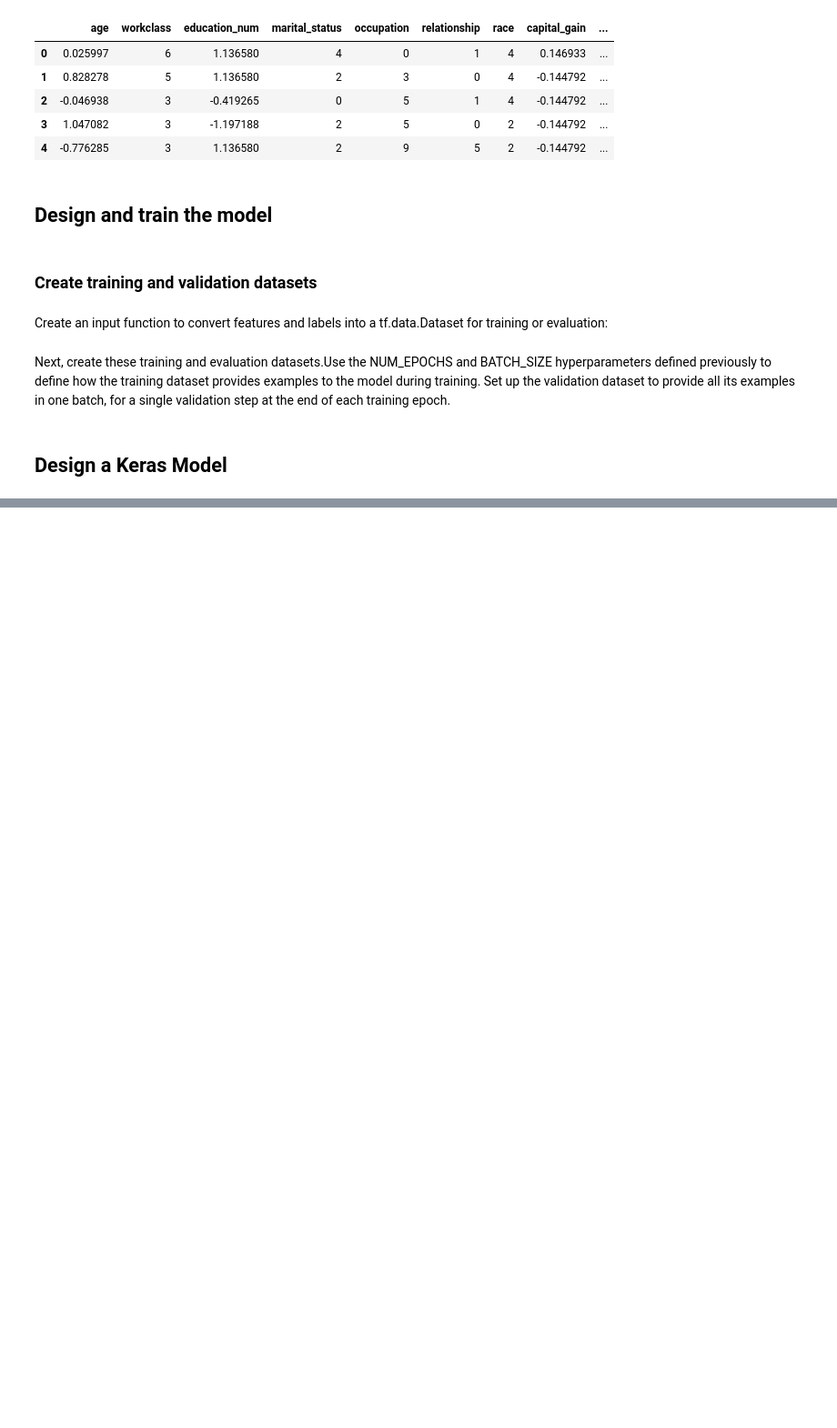
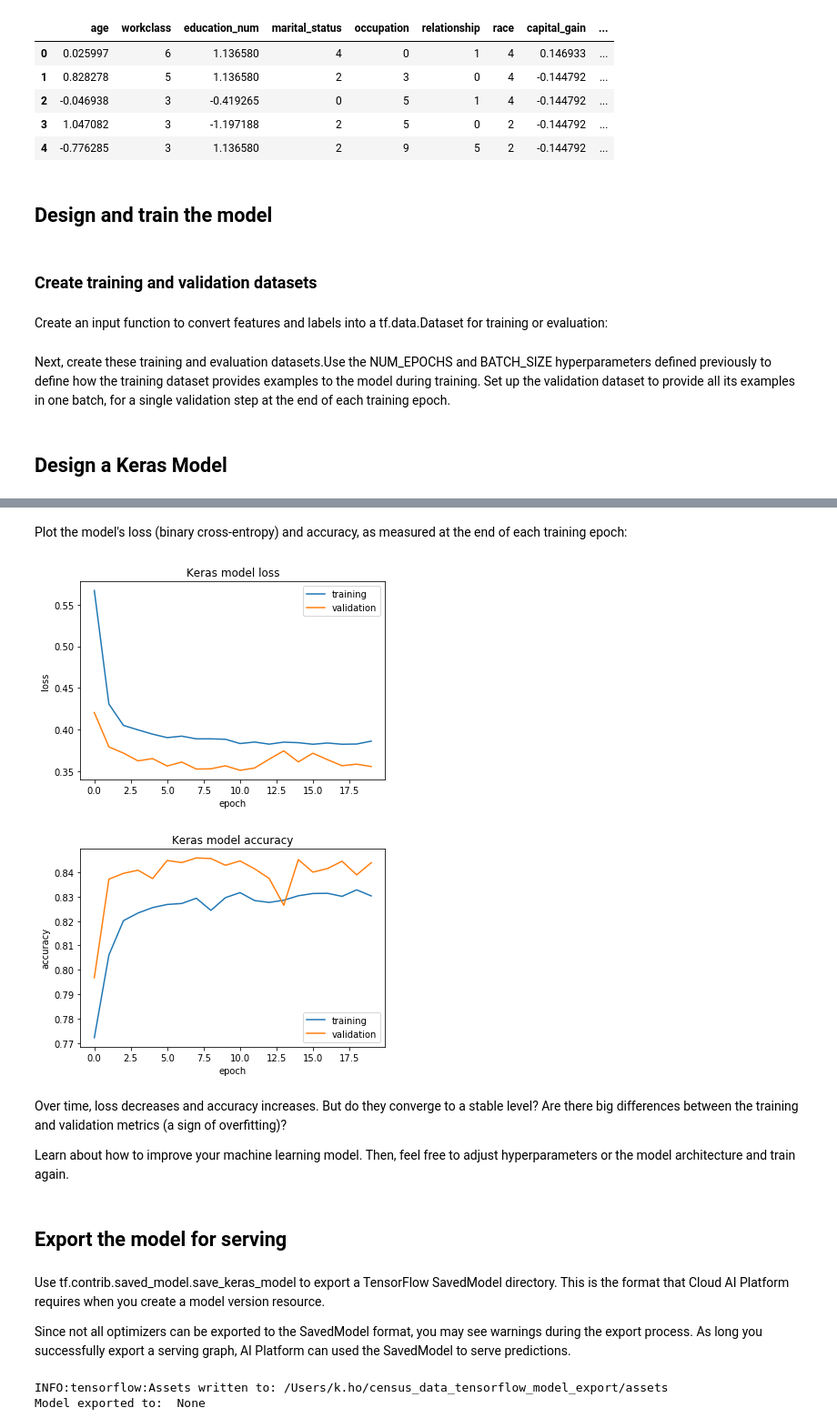
Before and after one commit to khzt2004/Python, a Jupyter notebook: Keras_Tensorflow_Deploy.ipynb, the cells around one changed output, grey strips where cells are left out. Shown: that part at 91% size. Saved outputs shown, nothing was run; the diff lists cells and outputs as text; code cells hidden in the pictures; blank space fills up the shorter version.

```diff
--- a/Keras_Tensorflow_Deploy.ipynb
+++ b/Keras_Tensorflow_Deploy.ipynb
@@ -30,7 +32,7 @@ Hyperparameters for training, such as learning rate and batch size
 ### For downloading data ###
 
 # Storage directory
-DATA_DIR = os.path.join(tempfile.gettempdir(), 'census_data')
+DATA_DIR = os.path.join(os.getcwd(), 'census_data')
 
 # Download options.
 DATA_URL = 'https://storage.googleapis.com/cloud-samples-data/ai-platform' \
@@ -335,0 +427,10 @@ validation_dataset = input_fn(features=eval_x.values,
+# %%
+# Setup Learning Rate decay.
+lr_decay_cb = tf.keras.callbacks.LearningRateScheduler(
+    lambda epoch: LEARNING_RATE + 0.02 * (0.5 ** (1 + epoch)),
+    verbose=True)
+
+# Setup TensorBoard callback.
+# tensorboard_cb = tf.keras.callbacks.TensorBoard(
+#       os.path.join(JOB_DIR, 'keras_tensorboard'),
+#       histogram_freq=1)
@@ -335,0 +439,10 @@ validation_dataset = input_fn(features=eval_x.values,
+# %%
+history = keras_model.fit(training_dataset,
+                          epochs=NUM_EPOCHS,
+                          steps_per_epoch=int(num_train_examples/BATCH_SIZE),
+                          validation_data=validation_dataset,
+                          validation_steps=1,
+                          callbacks=[lr_decay_cb,
+#                                      tensorboard_cb],
+                          ],
+                          verbose=1)
@@ -335,0 +488,41 @@ validation_dataset = input_fn(features=eval_x.values,
+# %% [markdown]
+Plot the model's loss (binary cross-entropy) and accuracy, as measured at the end of each training epoch:
+# %%
+# Visualize History for Loss.
+plt.title('Keras model loss')
+plt.plot(history.history['loss'])
+plt.plot(history.history['val_loss'])
+plt.ylabel('loss')
+plt.xlabel('epoch')
+plt.legend(['training', 'validation'], loc='upper right')
+plt.show()
+
+# Visualize History for Accuracy.
+plt.title('Keras model accuracy')
+plt.ylabel('accuracy')
+plt.xlabel('epoch')
+plt.plot(history.history['accuracy'])
+plt.plot(history.history['val_accuracy'])
+plt.legend(['training', 'validation'], loc='lower right')
+plt.show()
+# %% [output]
+[figure, added]
+[figure, added]
+# %% [markdown]
+Over time, loss decreases and accuracy increases. But do they converge to a stable level? Are there big differences between the training and validation metrics (a sign of overfitting)?
+
+Learn about how to improve your machine learning model. Then, feel free to adjust hyperparameters or the model architecture and train again.
+# %% [markdown]
+## Export the model for serving
+# %% [markdown]
+Use tf.contrib.saved_model.save_keras_model to export a TensorFlow SavedModel directory. This is the format that Cloud AI Platform requires when you create a model version resource.
+
+Since not all optimizers can be exported to the SavedModel format, you may see warnings during the export process. As long you successfully export a serving graph, AI Platform can used the SavedModel to serve predictions.
+# %%
+# Export the model to a local SavedModel directory
+export_dir = os.path.join(os.getcwd(), 'census_data_tensorflow_model_export')
+export_path = tf.keras.models.save_model(keras_model, export_dir, save_format="tf")
+print("Model exported to: ", export_path)
+# %% [output]
+INFO:tensorflow:Assets written to: /Users/k.ho/census_data_tensorflow_model_export/assets
+Model exported to:  None
```
Also changed, not shown: parts of 13 cells of this notebook.
